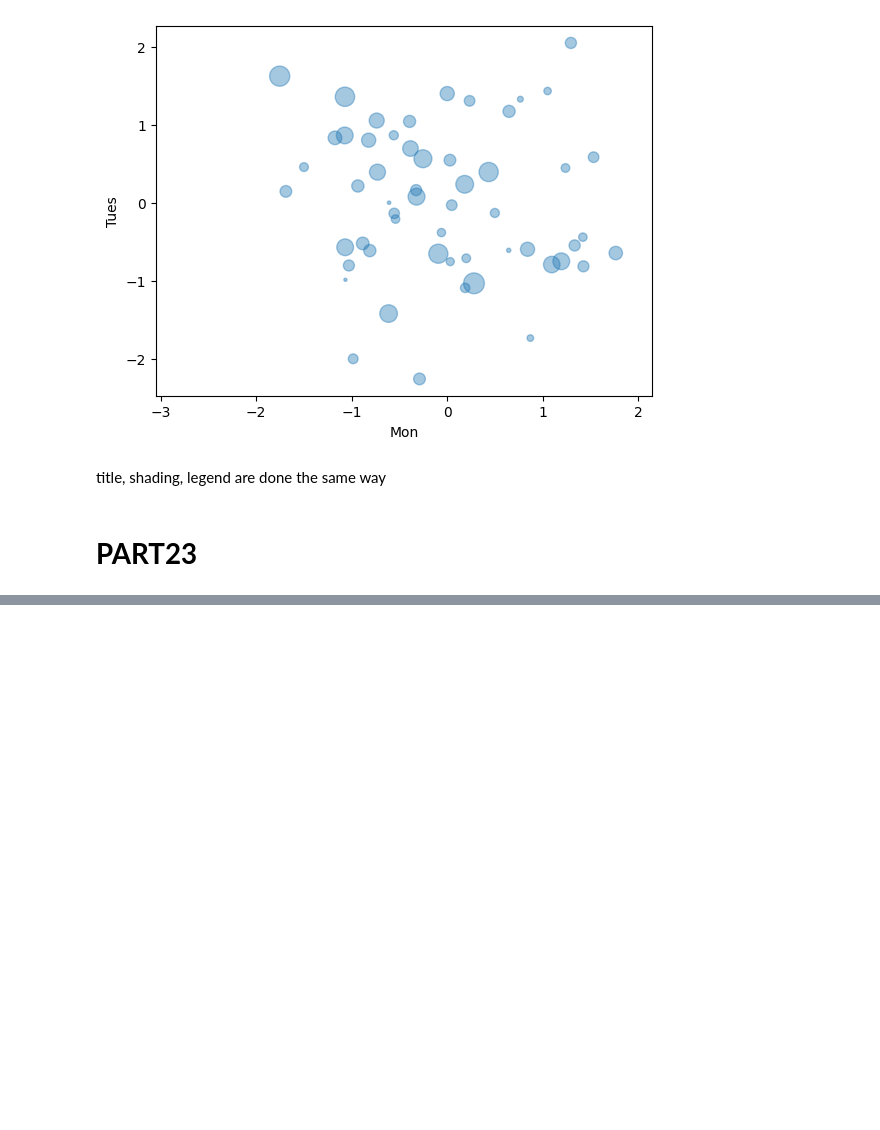
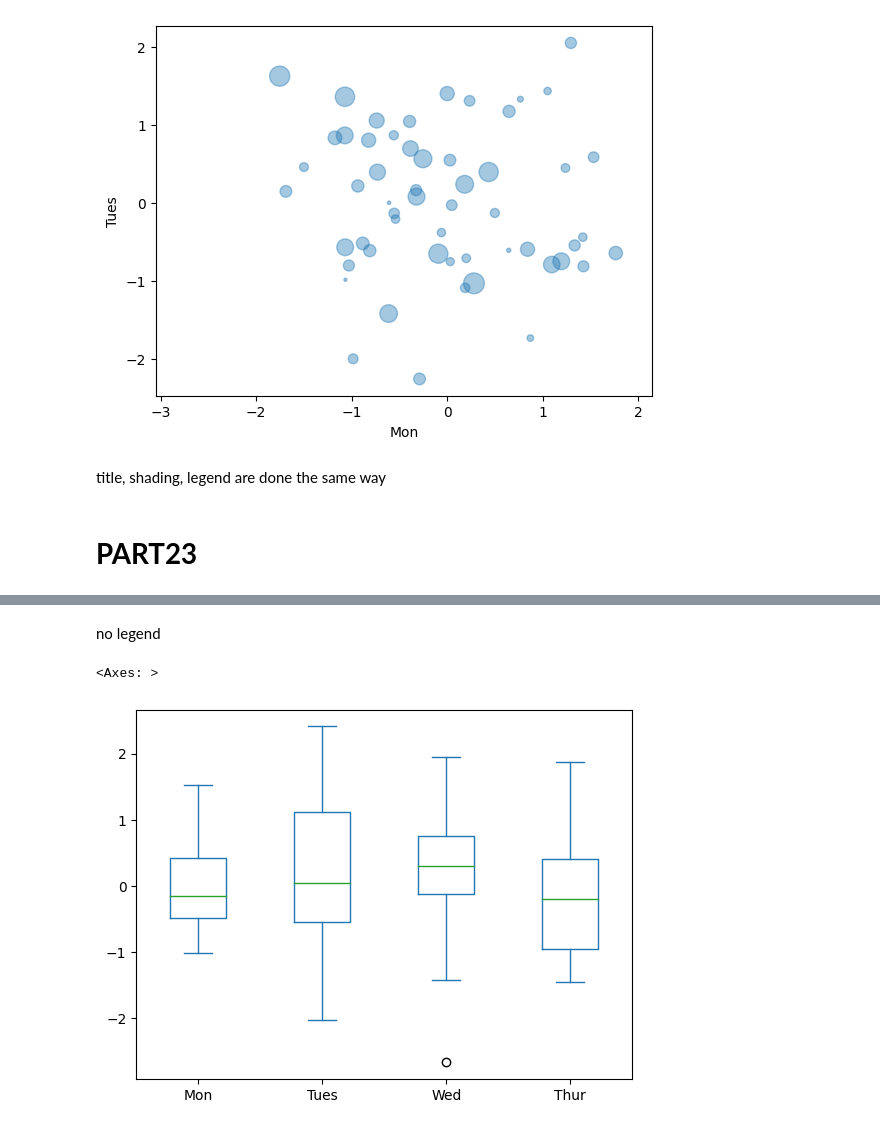
Before and after one commit to ukasz21/learning, a Jupyter notebook: pandas_tutorials/pandas_codemy_pt2_28.ipynb, the cells around one changed output, grey strips where cells are left out. Cells and saved outputs as stored; diff of their text form; code cells hidden in the pictures; blank space fills up the shorter version.

```diff
--- a/pandas_tutorials/pandas_codemy_pt2_28.ipynb
+++ b/pandas_tutorials/pandas_codemy_pt2_28.ipynb
@@ -1741,0 +1779,7 @@ title, shading, legend are done the same way
+# %% [markdown]
+no legend
+# %%
+df4.plot(kind='box', legend=True)
+# %% [output]
+<Axes: >
+[figure, added]
```
Also changed, not shown: parts of 73 cells of this notebook.
